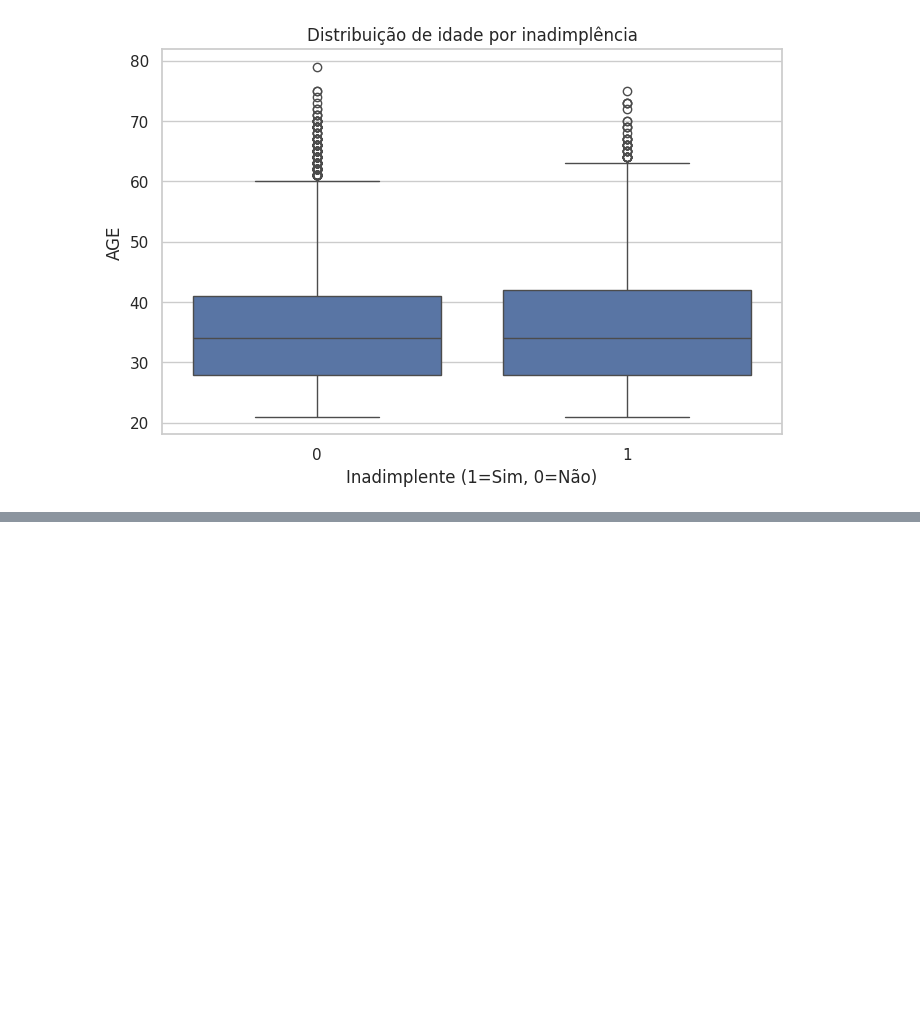
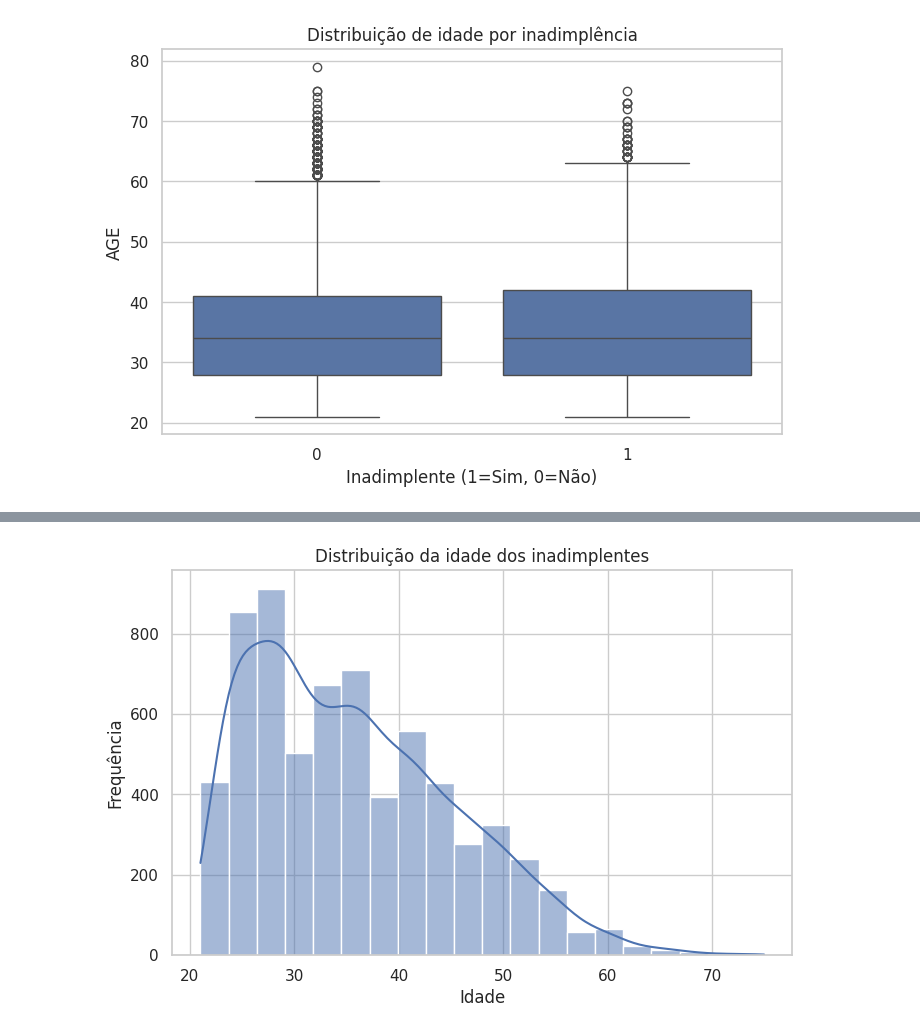
Before and after one commit to gmpandolfo/credit-card-default-prediction, a Jupyter notebook: credit_card_default_prediction.ipynb, the cells around one changed output, grey strips where cells are left out. Cells and saved outputs as stored; diff of their text form; code cells hidden in the pictures; blank space fills up the shorter version.

```diff
--- a/credit_card_default_prediction.ipynb
+++ b/credit_card_default_prediction.ipynb
@@ -183,0 +172,10 @@ plt.show()
+# %%
+# Histograma da idade dos inadimplentes
+plt.figure(figsize=(8,5))
+sns.histplot(df[df['default.payment.next.month']==1]['AGE'], bins=20, kde=True)
+plt.title("Distribuição da idade dos inadimplentes")
+plt.xlabel("Idade")
+plt.ylabel("Frequência")
+plt.show()
+# %% [output]
+[figure, added]
```
Also changed, not shown: parts of 4 cells of this notebook.
